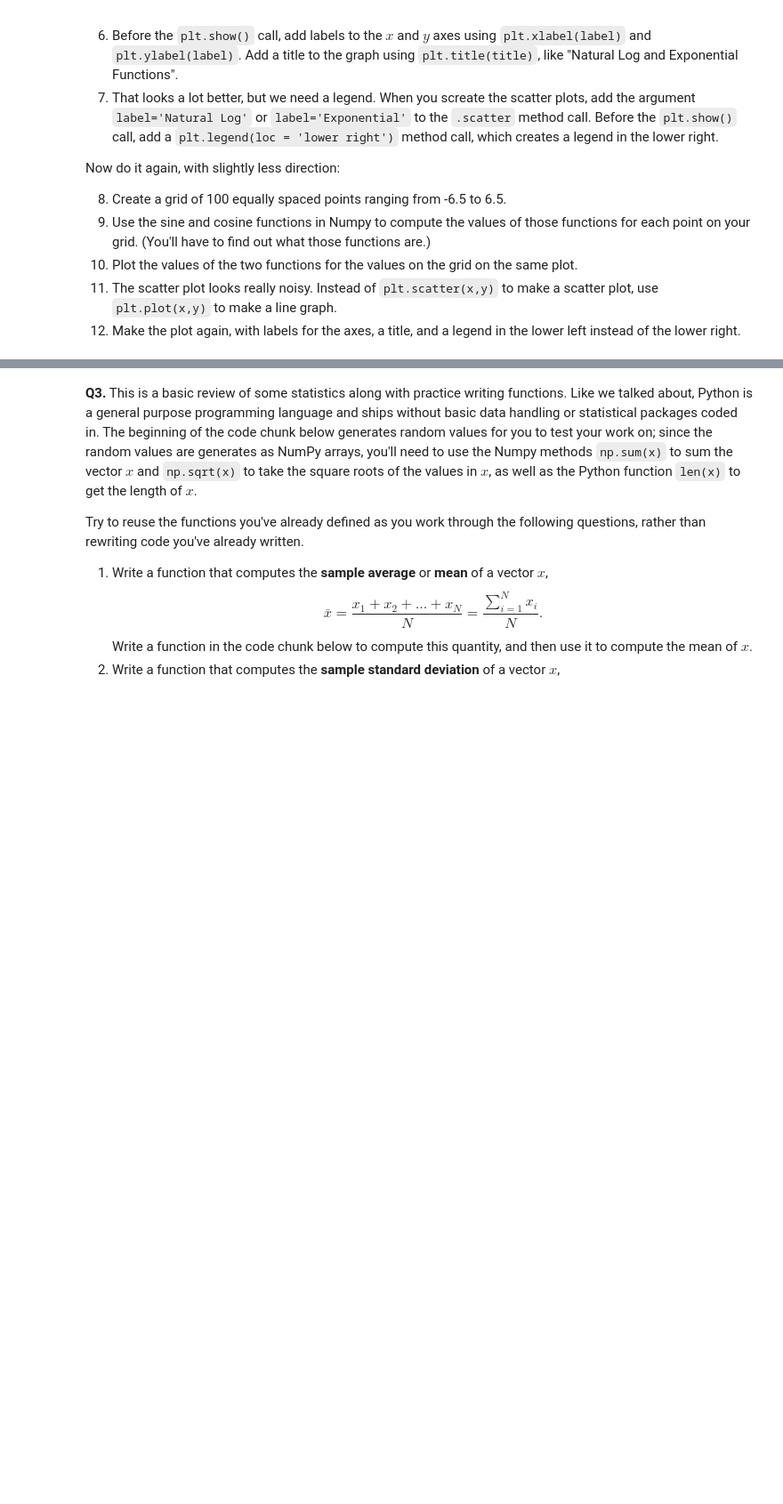
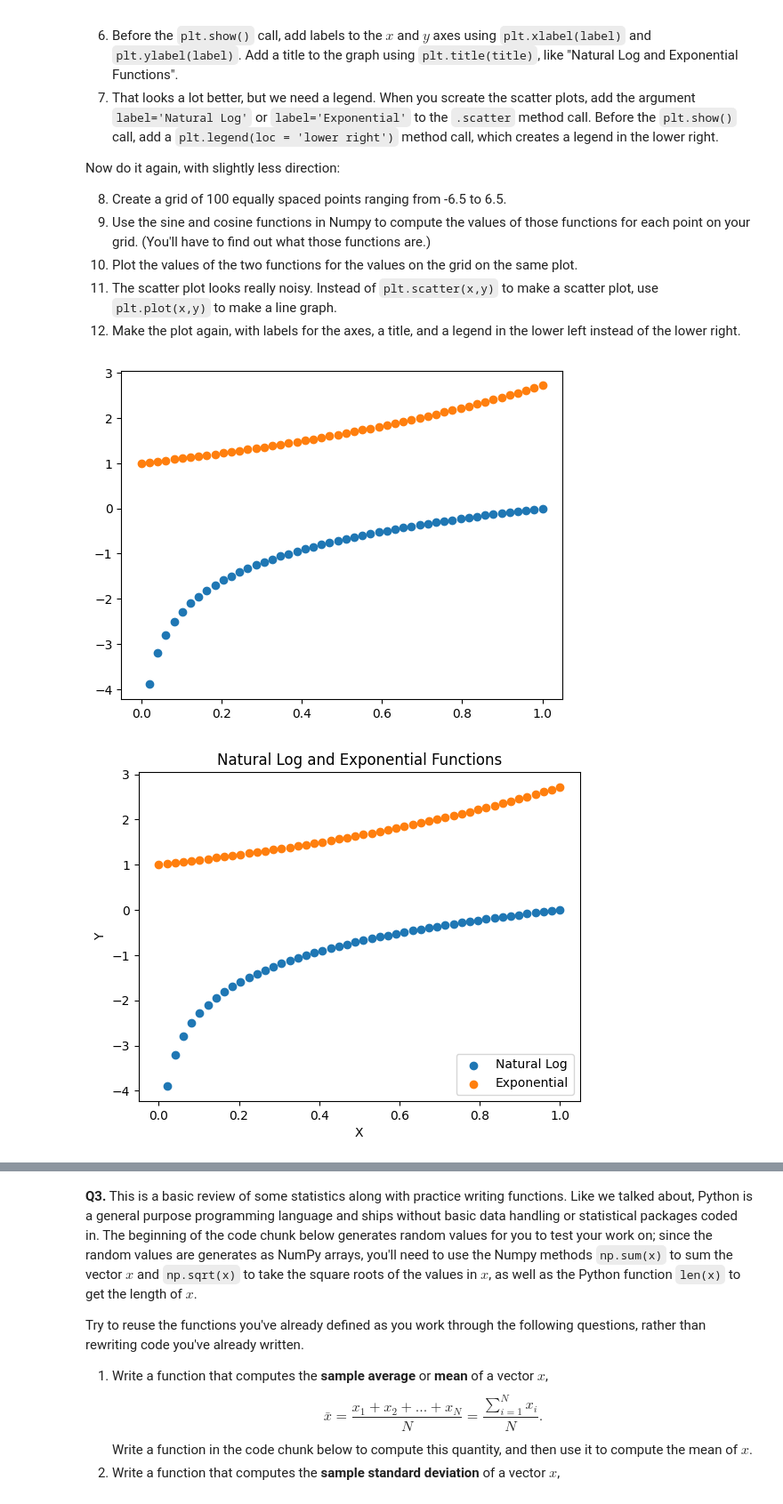
Before and after one commit to AlxScottt/programming, a Jupyter notebook: assignment/assignment_programming.ipynb, the cells around one changed output, grey strips where cells are left out. Shown at 89% size. Cells and saved outputs as stored; diff of their text form; code cells hidden in the pictures; blank space fills up the shorter version.

```diff
--- a/assignment/assignment_programming.ipynb
+++ b/assignment/assignment_programming.ipynb
@@ -59,3 +59,81 @@ Now do it again, with slightly less direction:
 # %%
 import numpy as np
 import matplotlib.pyplot as plt
+#AI Disclaimer + Sources:
+#Used ChatGPT to help me code
+#https://www.w3schools.com/python/matplotlib_scatter.asp
+
+# Parts 1 to 4, no label line
+
+#varible set up
+x = np.linspace(0,1,50)
+y = np.log(x)
+z = np.exp(x)
+
+#scatter
+plt.scatter(x,y)
+plt.scatter(x,z)
+plt.show()
+
+# Parts 6 through 7, Natural log and exponential with labls
+
+#varible set up
+x = np.linspace(0, 1, 50)
+x_log = x[1:]                 # avoid log(0)
+y = np.log(x_log)
+z = np.exp(x)
+
+#scatter
+plt.scatter(x_log, y, label='Natural Log')
+plt.scatter(x, z, label='Exponential')
+
+plt.xlabel("X")
+plt.ylabel("Y")
+
+plt.title("Natural Log and Exponential Functions")
+plt.legend(loc='lower right')
+plt.show()
+
+# Parts 8 through 9, not clean zig zag
+#varible set up
+x = np.linspace(-6.5, 6.5, 100)
+y = np.sin(x)
+z = np.cos(x)
+
+#scatter
+plt.scatter(x,y)
+plt.scatter(x,z)
+plt.show()
+
+# Part 11, zig and zag clean
+
+#varible set up
+x = np.linspace(-6.5, 6.5, 100)
+y = np.sin(x)
+z = np.cos(x)
+
+#plot
+plt.plot(x,y, label ='Sine')
+plt.plot(x,z, label='Cosine')
+plt.show()
+
+# Parts 12 The one with the labels, Sine and cosine
+
+#varible set up
+x = np.linspace(-6.5, 6.5, 100)
+y = np.sin(x)
+z = np.cos(x)
+
+#plot
+plt.plot(x, y, label='Sine')
+plt.plot(x, z, label='Cosine')
+
+plt.xlabel("X")
+plt.ylabel("Y")
+
+plt.title("Sine and Cosine")
+plt.legend(loc='lower left')
+plt.show()
+# %% [output]
+[figure, added]
+[figure, added]
```
Also changed, not shown: parts of 2 cells of this notebook.
